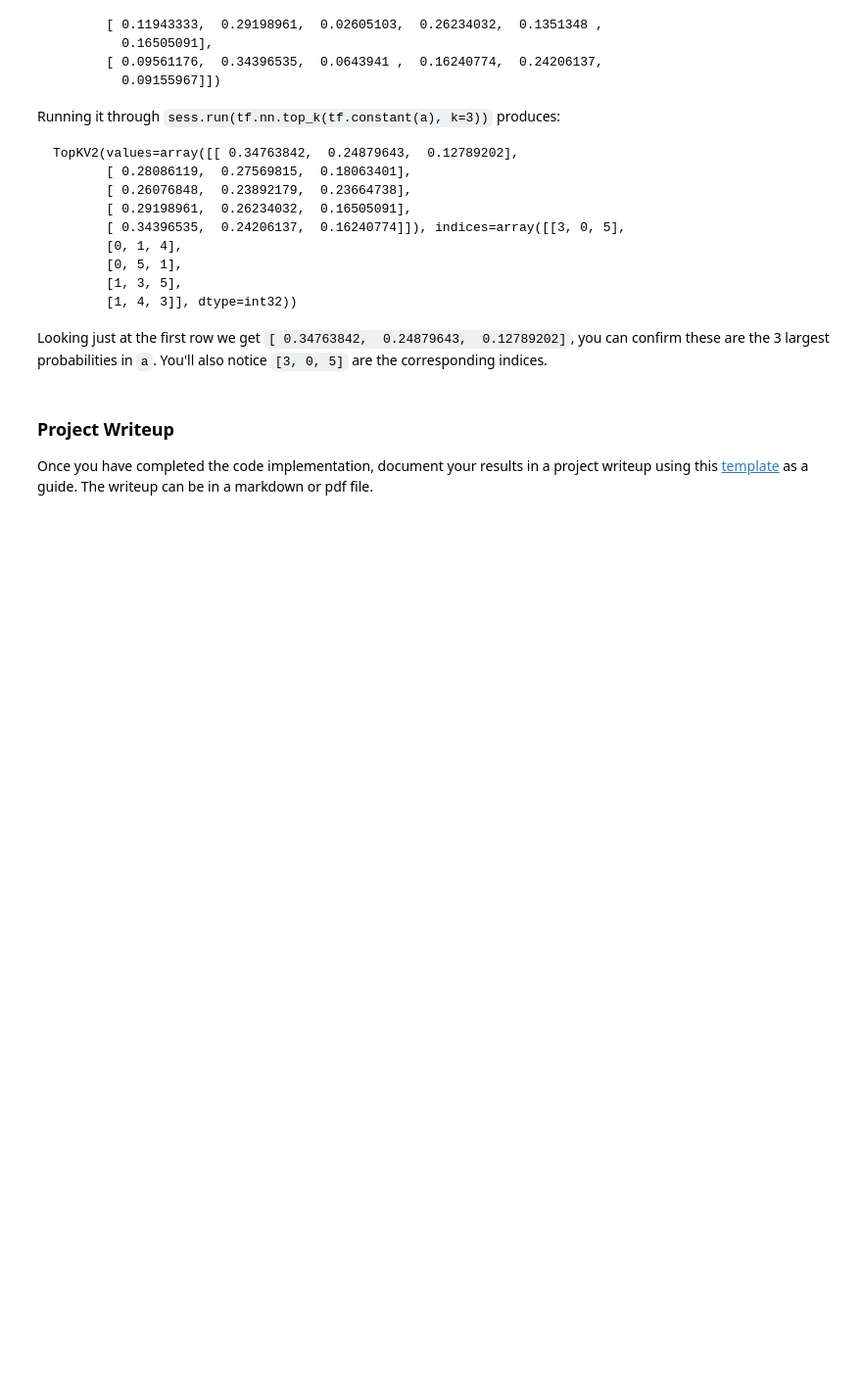
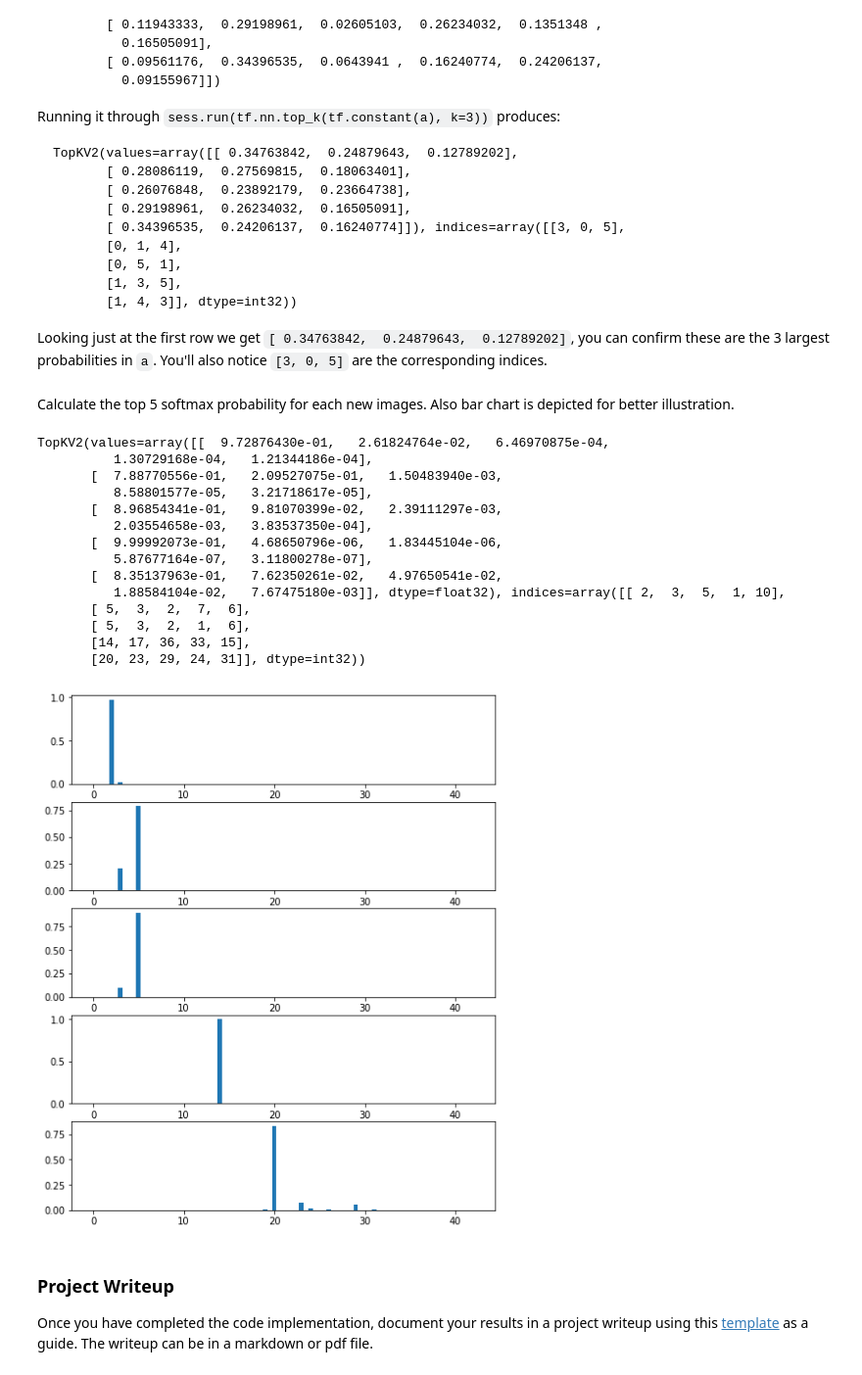
Before and after one commit to taoyang1/CarND-Term1-Project2-TrafficSignClassifier, a Jupyter notebook: Traffic_Sign_Classifier.ipynb, the cells around one changed output. Shown at 98% size. Saved outputs shown, nothing was run; the diff lists cells and outputs as text; code cells hidden in the pictures; blank space fills up the shorter version.

```diff
--- a/Traffic_Sign_Classifier.ipynb
+++ b/Traffic_Sign_Classifier.ipynb
@@ -543,3 +631,45 @@ Looking just at the first row we get `[ 0.34763842,  0.24879643,  0.12789202]`,
+# %% [markdown]
+Calculate the top 5 softmax probability for each new images. Also bar chart is depicted for better illustration.
+# %%
+### Print out the top five softmax probabilities for the predictions on the German traffic sign images found on the web.
+### Feel free to use as many code cells as needed.
+### Print out the top five softmax probabilities for the predictions on the German traffic sign images found on the web.
+### Feel free to use as many code cells as needed.
+def softmax(x):
+    """Compute softmax values for each sets of scores in x."""
+    return np.exp(x) / np.sum(np.exp(x), axis=1, keepdims=True)
+
+softmax_probabilites = softmax(predicted_logits)
+
+with tf.Session() as sess:
+    top5_prob = sess.run(tf.nn.top_k(tf.constant(softmax_probabilites),k=5))
+
+
+print(top5_prob)
+fig = plt.figure()
+width = 0.5
+x_vals = range(43)
+for i in range(5):
+    ax = fig.add_subplot(5,1,i+1)
+    ax.bar(x_vals, softmax_probabilites[i], width)
+
+plt.show()
+# %% [output]
+TopKV2(values=array([[  9.72876430e-01,   2.61824764e-02,   6.46970875e-04,
+          1.30729168e-04,   1.21344186e-04],
+       [  7.88770556e-01,   2.09527075e-01,   1.50483940e-03,
+          8.58801577e-05,   3.21718617e-05],
+       [  8.96854341e-01,   9.81070399e-02,   2.39111297e-03,
+          2.03554658e-03,   3.83537350e-04],
+       [  9.99992073e-01,   4.68650796e-06,   1.83445104e-06,
+          5.87677164e-07,   3.11800278e-07],
+       [  8.35137963e-01,   7.62350261e-02,   4.97650541e-02,
+          1.88584104e-02,   7.67475180e-03]], dtype=float32), indices=array([[ 2,  3,  5,  1, 10],
+       [ 5,  3,  2,  7,  6],
+       [ 5,  3,  2,  1,  6],
+       [14, 17, 36, 33, 15],
+       [20, 23, 29, 24, 31]], dtype=int32))
+[figure, added]
 # %% [markdown]
 ### Project Writeup
 
```
Also changed, not shown: parts of 32 cells of this notebook, 15 other files.
